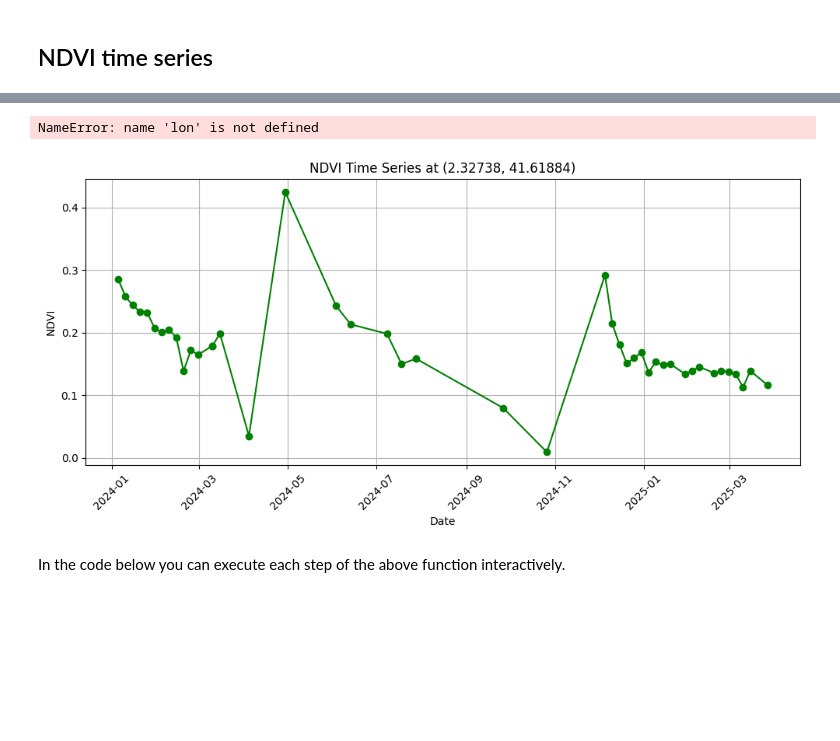
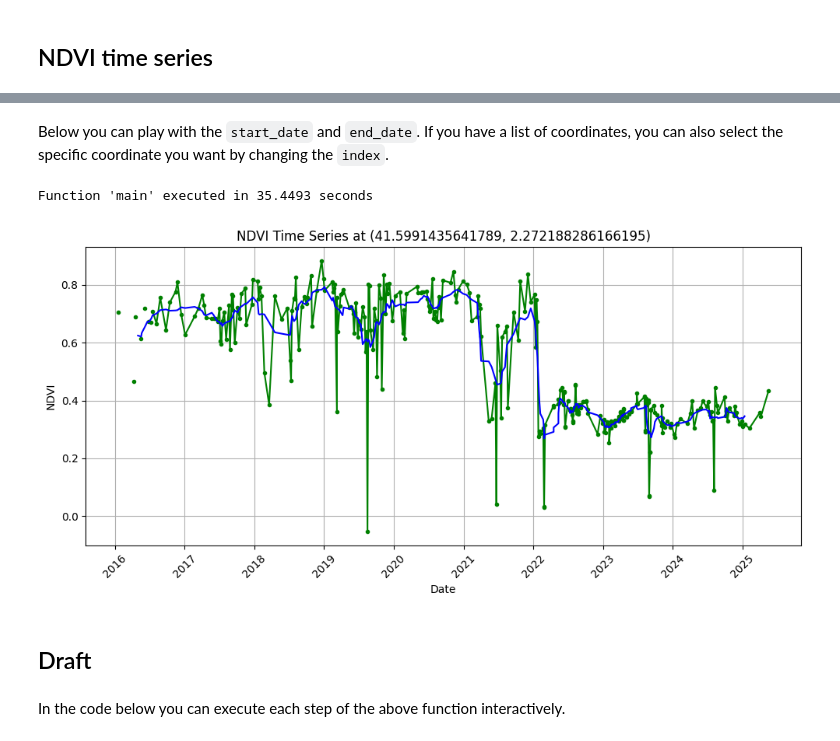
Before and after one commit to kvlachos-cdxi/heloisa-utils, a Jupyter notebook: demo-eo-env/notebooks/retrieve-ndvi-timeseries-point.ipynb, the cells around one changed output, grey strips where cells are left out. Drawn from its saved outputs; the diff is of its cells as text; code cells hidden in the pictures; blank space fills up the shorter version.

Commit message:
Add interactive map to derive point coordinates and time-series smoothing.

```diff
--- a/demo-eo-env/notebooks/retrieve-ndvi-timeseries-point.ipynb
+++ b/demo-eo-env/notebooks/retrieve-ndvi-timeseries-point.ipynb
@@ -61,7 +134,7 @@ def main(start_date: str = "yyyy-mm-dd", end_date: str = "yyyy-mm-dd", coords: t
         collections=["sentinel-2-l2a"],
         intersects=gdf.geometry[0],
         datetime=f"{start_date}/{end_date}",
-        query={"eo:cloud_cover": {"lt": 40}},
+        query={"eo:cloud_cover": {"lt": 30}},
     )
     items = list(search.items())
 
@@ -88,31 +161,48 @@ def main(start_date: str = "yyyy-mm-dd", end_date: str = "yyyy-mm-dd", coords: t
     ndvi = (nir - red) / (nir + red)
     ndvi_mean_xr = ndvi.mean(dim=["x", "y"]).compute()  # average at that location
     # Get time and ndvi values
-    ndvi_mean = ndvi_mean_xr.values
-    ndvi_time = ndvi_mean_xr.time.values
+    # ndvi_mean = ndvi_mean_xr.values
+    # ndvi_time = ndvi_mean_xr.time.values
+    ndvi_mean = ndvi_mean_xr.to_series()
 
-    return ndvi_mean, ndvi_time
+    return ndvi_mean#, ndvi_time
+# %% [markdown]
+Below you can play with the `start_date` and `end_date`. If you have a list of coordinates, you can also select the specific coordinate you want by changing the `index`.
 # %%
 # Run example
-coords = 2.32738, 41.61884  # Replace with your coordinate
-start_date = "2016-01-01"
+# coords = 2.32738, 41.61884  # Replace with your coordinate
+index = 0
+coords = tuple(coords_onclick[index])
+start_date = "2016-01-01" # Define
 end_date = "2025-12-30"
 
-ndvi_mean, ndvi_time = main(start_date, end_date, coords)
+ndvi_mean = main(start_date, end_date, coords)
 # %% [output]
-NameError: name 'lon' is not defined
+Function 'main' executed in 35.4493 seconds
+# %%
+# Fill NaNs (interpolate) and smooth
+ndvi_mean_filled = ndvi_mean.interpolate(method='time')
+ndvi_mean_smoothed = ndvi_mean_filled.rolling(window=10, center=True).mean()
+# %%
+# Derive numpy arrays
+ndvi_original = ndvi_mean.values # Original NDVI
+ndvi_smoothed = ndvi_mean_smoothed.values # Smoothed NDVI
+ndvi_time = ndvi_mean.index.to_numpy() # Datetimes
 # %%
 plt.figure(figsize=(10, 5))
-plt.plot(ndvi_time, ndvi_mean, marker='o', linestyle='-', color='green')
-plt.title("NDVI Time Series at ({}, {})".format(lat, lon))
+plt.plot(ndvi_time, ndvi_original, marker='.', linestyle='-', color='green') # Original NDVI
+plt.plot(ndvi_time, ndvi_smoothed, marker='', linestyle='-', color='blue') # Smoothed NDVI
+plt.title("NDVI Time Series at ({}, {})".format(coords[0], coords[1]))
 plt.xlabel("Date")
 plt.ylabel("NDVI")
 plt.xticks(rotation=45)
 plt.grid(True)
 plt.tight_layout()
 plt.show()
 # %% [output]
-[figure, old version]
+[figure, new version]
+# %% [markdown]
+## Draft
 # %% [markdown]
 In the code below you can execute each step of the above function interactively.
 # %%
```
Also changed, not shown: parts of 12 cells of this notebook.
